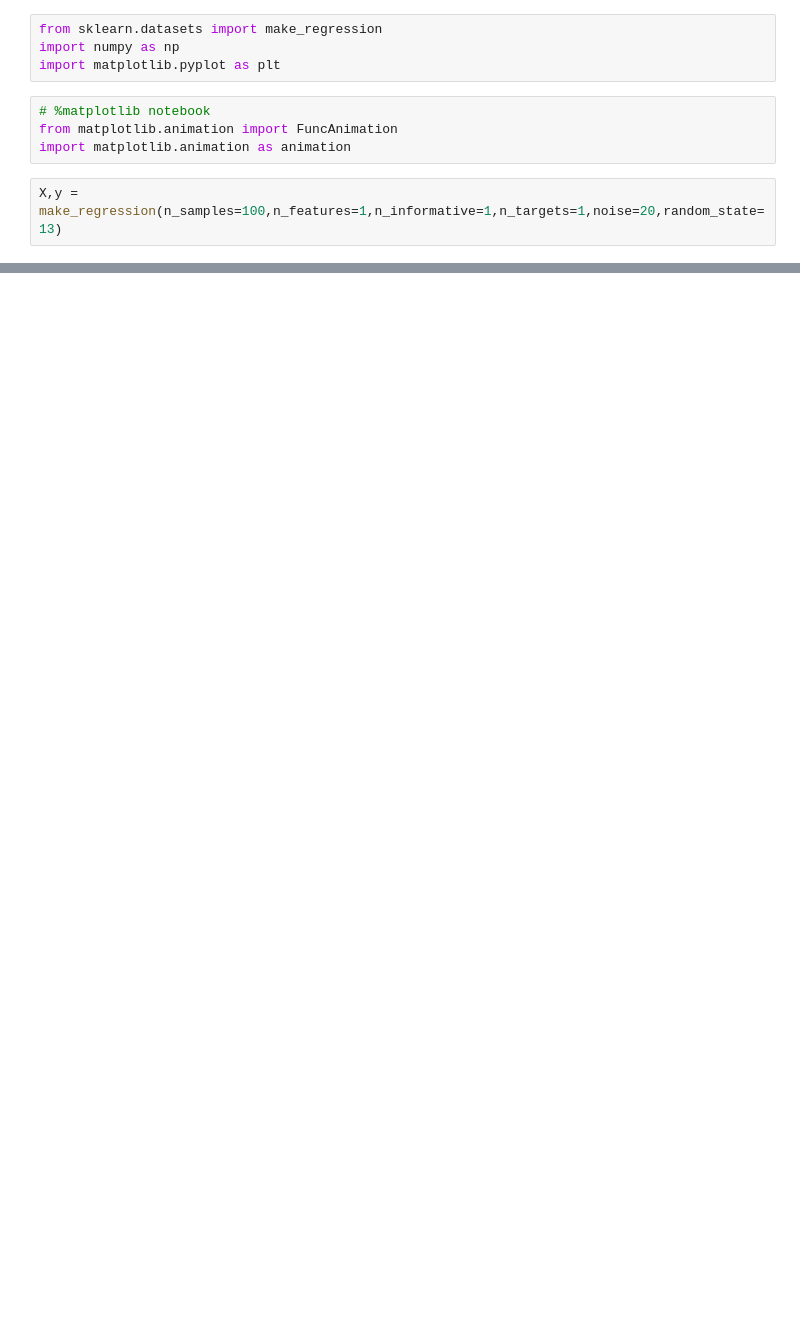
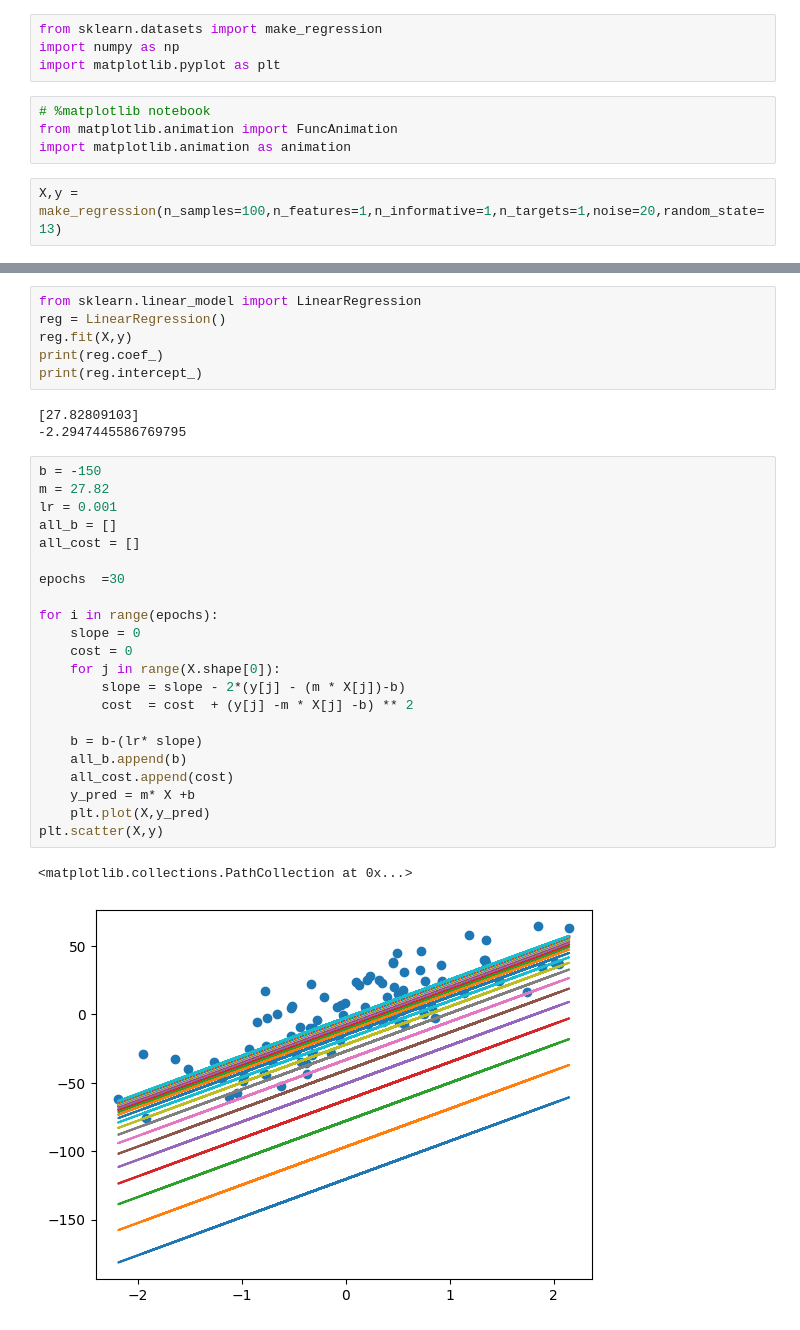
Before and after one commit to Harsimranjit2004/Machine-Learning, a Jupyter notebook: Gradient_descent/b_slope_animation.ipynb, the cells around one changed output, grey strips where cells are left out. Saved outputs shown, nothing was run; the diff lists cells and outputs as text; blank space fills up the shorter version.

```diff
--- a/Gradient_descent/b_slope_animation.ipynb
+++ b/Gradient_descent/b_slope_animation.ipynb
@@ -21,0 +16,34 @@ plt.scatter(X,y)
+# %%
+from sklearn.linear_model import LinearRegression
+reg = LinearRegression()
+reg.fit(X,y)
+print(reg.coef_)
+print(reg.intercept_)
+# %% [output]
+[27.82809103]
+-2.2947445586769795
+# %%
+b = -150
+m = 27.82
+lr = 0.001
+all_b = []
+all_cost = []
+
+epochs  =30
+
+for i in range(epochs):
+    slope = 0
+    cost = 0
+    for j in range(X.shape[0]):
+        slope = slope - 2*(y[j] - (m * X[j])-b)
+        cost  = cost  + (y[j] -m * X[j] -b) ** 2
+
+    b = b-(lr* slope)
+    all_b.append(b)
+    all_cost.append(cost)
+    y_pred = m* X +b
+    plt.plot(X,y_pred)
+plt.scatter(X,y)
+# %% [output]
+<matplotlib.collections.PathCollection at 0x...>
+[figure, added]
```
Also changed, not shown: parts of 7 cells of this notebook, 5 other files.
